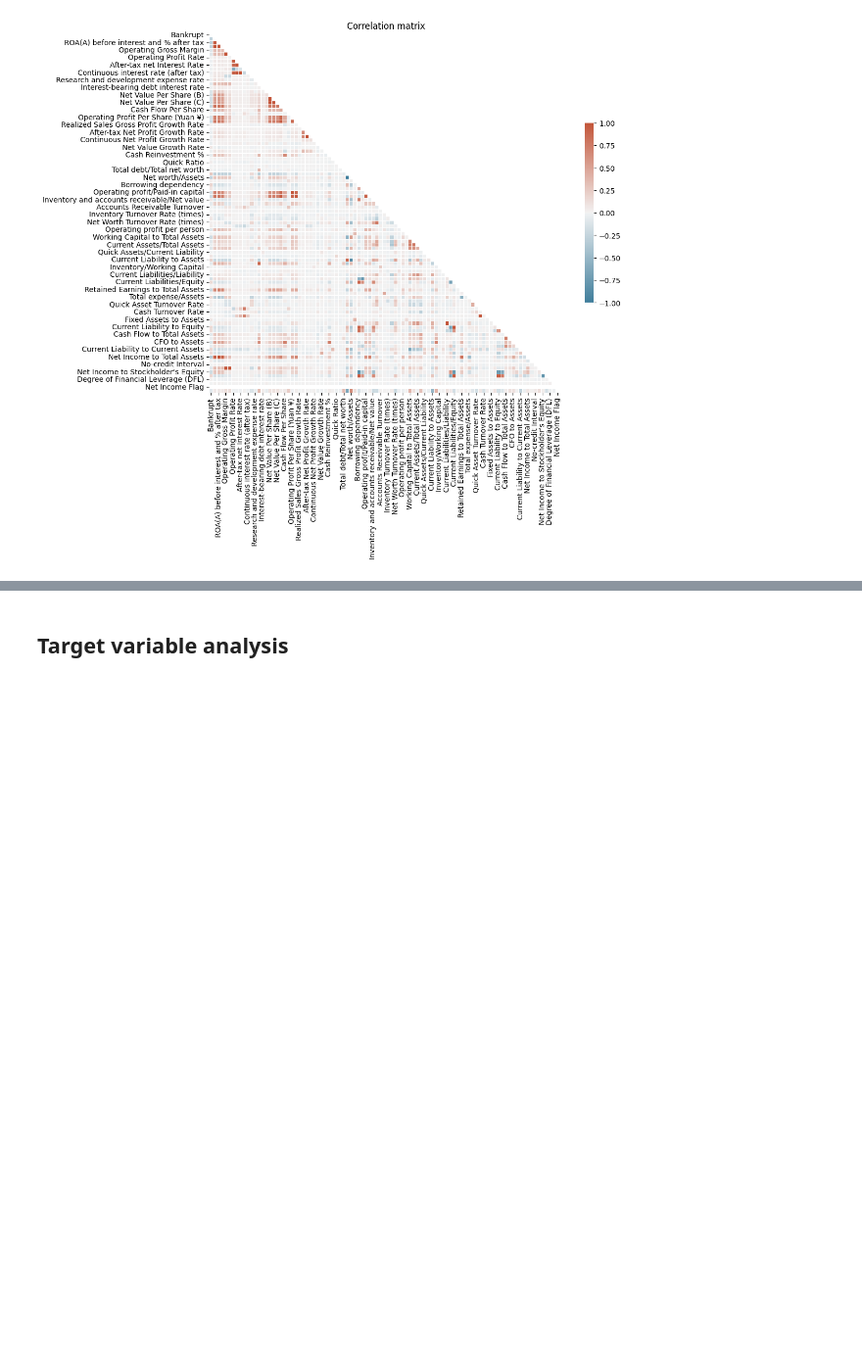
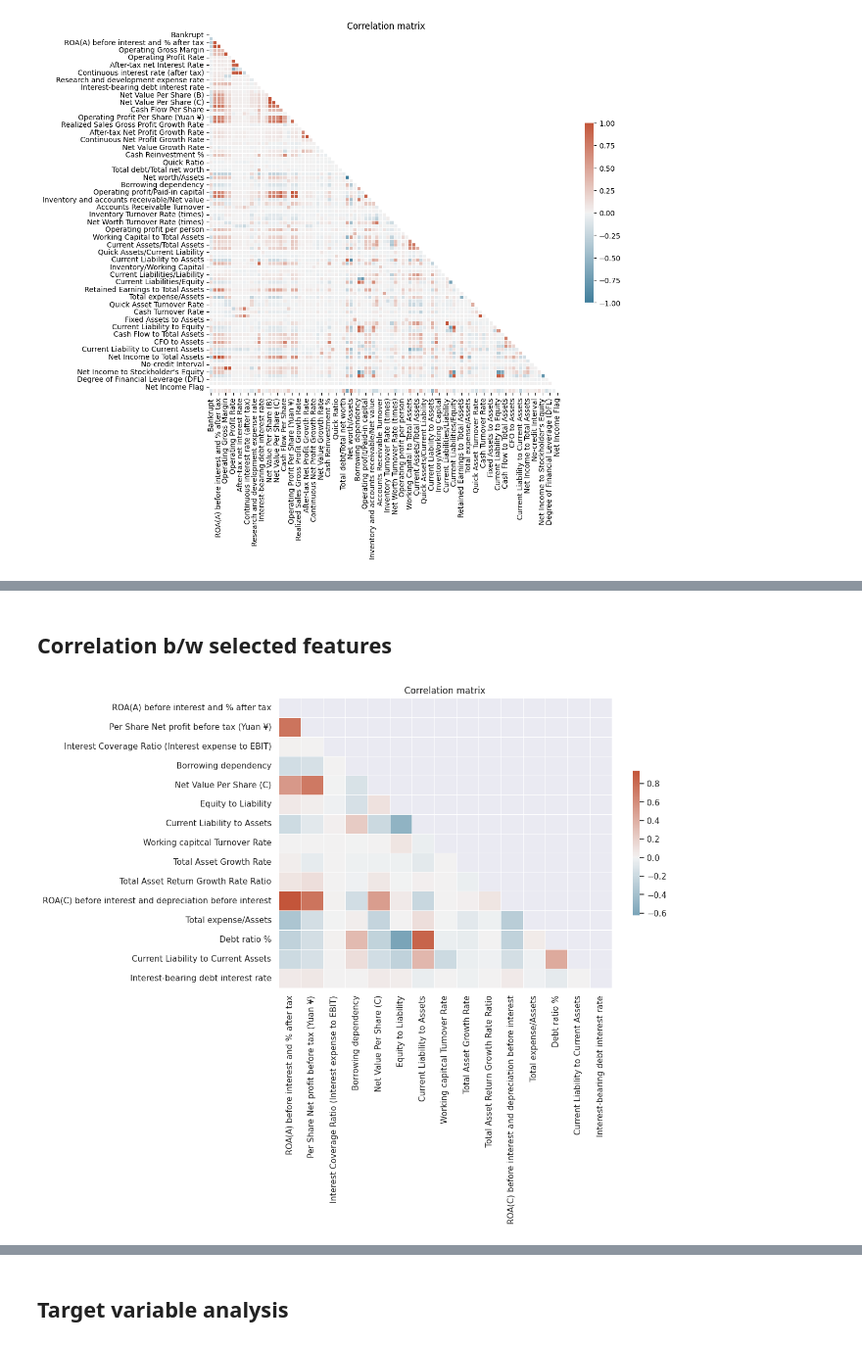
Before and after one commit to kuralamuthan300/bankruptcy_prediction, a Jupyter notebook: bankruptcy-eda-modelling.ipynb, the cells around one changed output, grey strips where cells are left out. Shown: that part at 98% size. Drawn from its saved outputs; the diff is of its cells as text; code cells hidden in the pictures; blank space fills up the shorter version.

```diff
--- a/bankruptcy-eda-modelling.ipynb
+++ b/bankruptcy-eda-modelling.ipynb
@@ -200,21 +200,25 @@ X_train, X_test, y_train, y_test = train_test_split(X, y, test_size=0.2, stratif
 # %%
 # Get top n features
 ## Lets select top 20 features based on feature importance
-top_n_req = 20
+top_n_req = 15
 # %%
 # Define hyperparameters and their possible values for random search
 param_dist = {
     'criterion': ['gini', 'entropy'],
-    'max_depth': [5, 10, 15, 20, 25, 30],
+    'max_depth': [5, 10, 15, 20, 25, 30,35 ,40],
     'min_samples_split': [2, 5, 10],
-    'min_samples_leaf': [1, 2, 4],
-    'max_features': ['sqrt', 'log2', None]
+    'max_features': ['sqrt', 'log2']
 }
 
-# Use RandomizedSearchCV for hyperparameter tuning with 5-fold cross-validation for decision tree classifier
-random_search = RandomizedSearchCV(estimator=DecisionTreeClassifier(random_state=42), param_distributions=param_dist, cv=5, random_state=42)
+# Use RandomizedSearchCV for hyperparameter tuning with 5-fold cross-validation for decision tree classifier with F1 score
+random_search = RandomizedSearchCV(estimator=DecisionTreeClassifier(random_state=42), param_distributions=param_dist, random_state=42, scoring = 'f1')
 random_search.fit(X_train, y_train)
 
 # Pring best params
-# random_search.best_params_
+print("Best parameters based on Random search :")
+print(random_search.best_params_)
+
+# Pring best score from CV
+print("\nBest parameters based on Random search :")
+print("F1 Score : ",round(random_search.best_score_,2))
 # %% [output]
@@ -249,3 +253,5 @@ plt.show()
 # %%
 # Selecting above features for EDA and model building
-selected_features = feature_importance_df.Feature.to_list()
+selected_features = list(reversed(feature_importance_df.Feature.to_list()))
+print("Selected features :")
+print(selected_features)
@@ -276,0 +292,25 @@ Before creating plots and making conclusions on the data, lets understand the sh
+# %% [markdown]
+## Correlation b/w selected features
+# %%
+# Correlation
+
+# Compute the correlation matrix
+corr = company_df[selected_features].corr()
+
+# Generate a mask for the upper triangle
+mask = np.triu(np.ones_like(corr, dtype=bool))
+
+# Set up the matplotlib figure
+f, ax = plt.subplots(figsize=(10, 7))
+
+# Generate a custom diverging colormap
+cmap = sns.diverging_palette(230, 20, as_cmap=True)
+
+# Draw the heatmap with the mask and correct aspect ratio
+sns.heatmap(corr, mask=mask, cmap=cmap, center=0,
+            linewidths=.5, cbar_kws={"shrink": .5})
+
+plt.title("Correlation matrix")
+plt.show()
+# %% [output]
+[figure, added]
```
Also changed, not shown: parts of 10 cells of this notebook.
